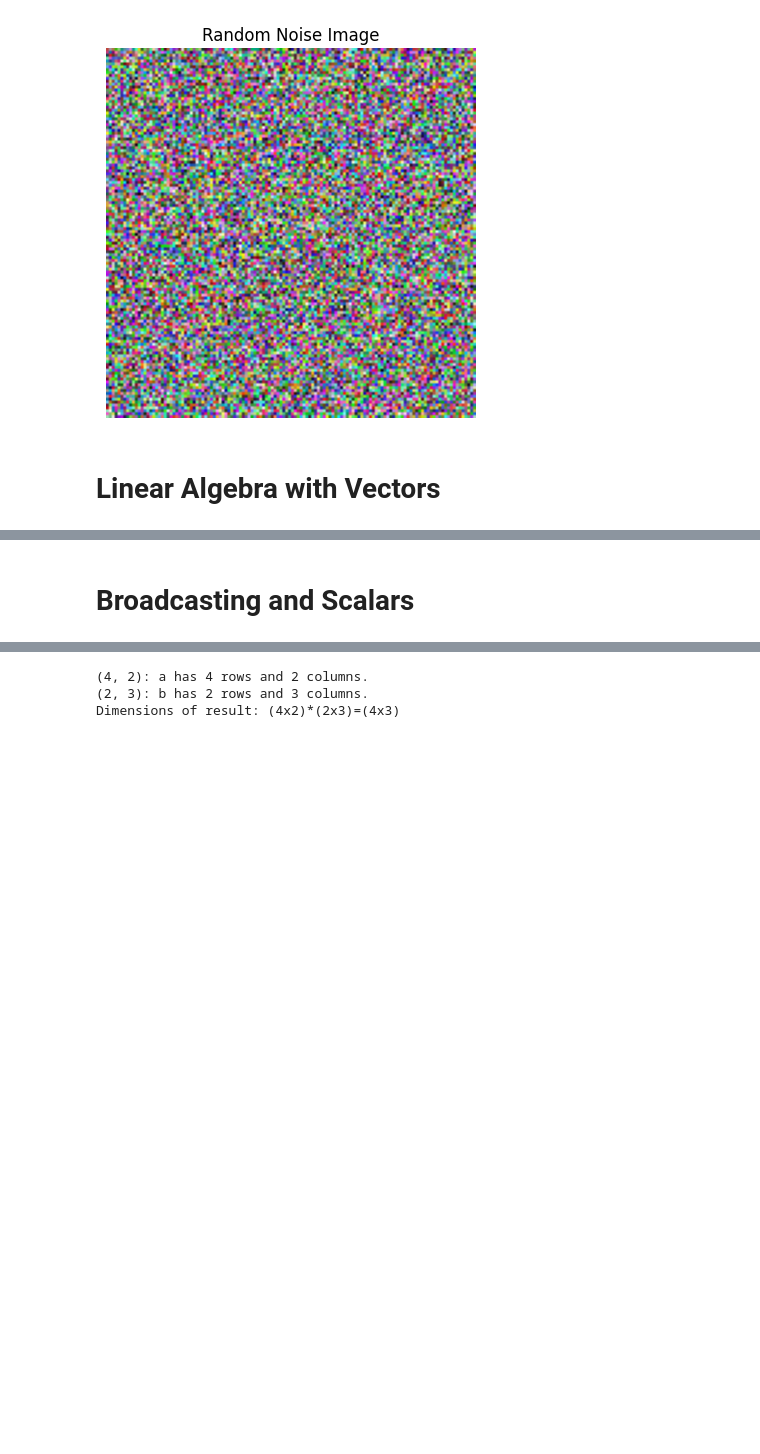
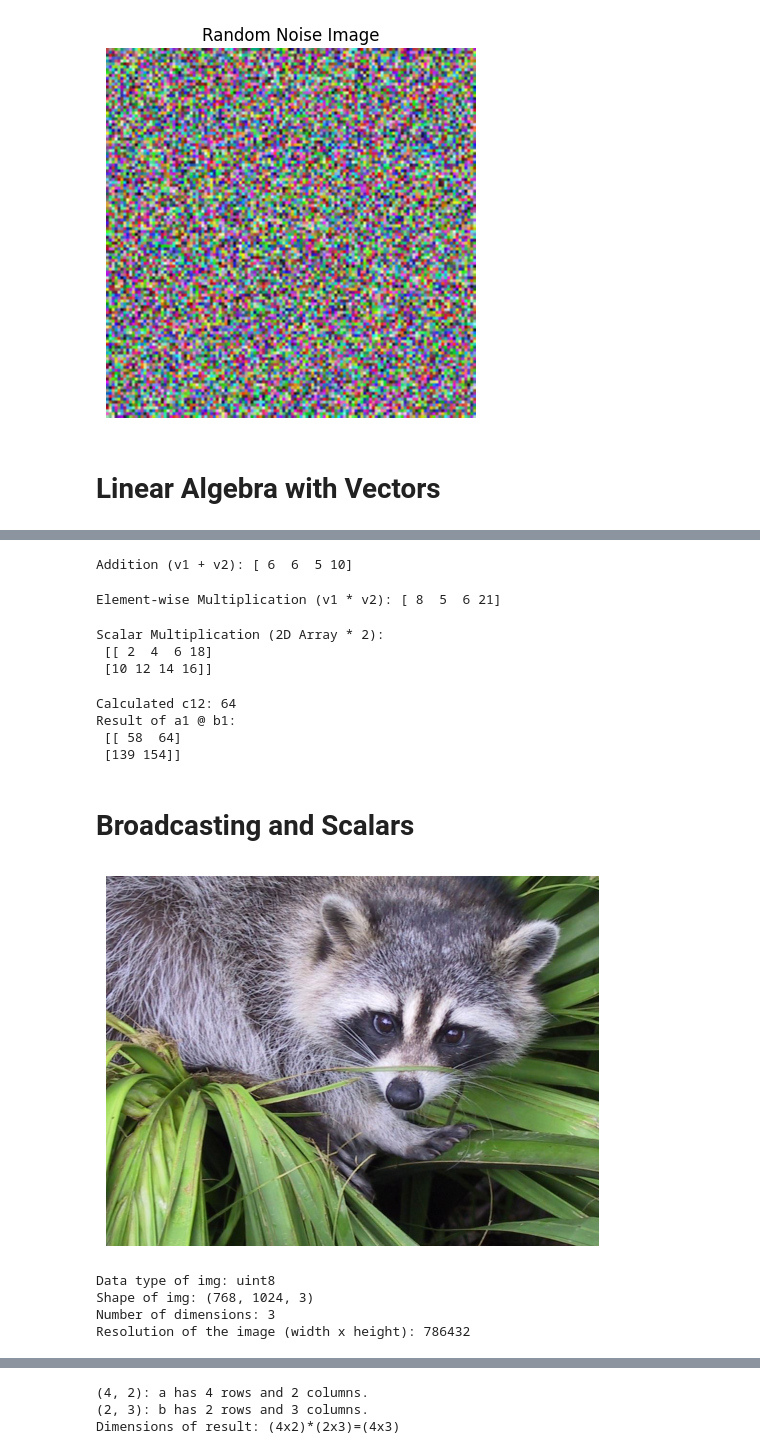
Before and after one commit to IrishEgie/data_science_py, a Jupyter notebook: data_science_6/Computation_with_NumPy_and_N_Dimensional_Arrays_(start).ipynb, the cells around one changed output, grey strips where cells are left out. Drawn from its saved outputs; the diff is of its cells as text; code cells hidden in the pictures; blank space fills up the shorter version.

Commit message:
update: playing with images using scipy

```diff
--- a/data_science_6/Computation_with_NumPy_and_N_Dimensional_Arrays_(start).ipynb
+++ b/data_science_6/Computation_with_NumPy_and_N_Dimensional_Arrays_(start).ipynb
@@ -244,2 +255,81 @@ list2 = [2, 1, 3, 3]
+# %%
+# Add the two vectors
+result_addition = v1 + v2
+print("Addition (v1 + v2):", result_addition)
+# %% [output]
+Addition (v1 + v2): [ 6  6  5 10]
+# %%
+# Multiply the two vectors
+result_multiplication = v1 * v2
+print("Element-wise Multiplication (v1 * v2):", result_multiplication)
+# %% [output]
+Element-wise Multiplication (v1 * v2): [ 8  5  6 21]
+# %%
+# Multiply the 2D array by a scalar (e.g., 2)
+result_broadcasting = array_2d * 2
+print("Scalar Multiplication (2D Array * 2):\n", result_broadcasting)
+# %% [output]
+Scalar Multiplication (2D Array * 2):
+ [[ 2  4  6 18]
+ [10 12 14 16]]
+# %%
+a1 = np.array([[1, 2, 3],
+               [4, 5, 6]])
+
+b1 = np.array([[7, 8],
+               [9, 10],
+               [11, 12]])
+
+
+# Manual calculation
+c12 = (1 * 8) + (2 * 10) + (3 * 12)
+print("Calculated c12:", c12)
+# Alternatively, you can use the @ operator
+# result = a1 @ b1
+
+# Matrix multiplication
+result = np.matmul(a1, b1)
+
+
+print("Result of a1 @ b1:\n", result)
+# %% [output]
+Calculated c12: 64
+Result of a1 @ b1:
+ [[ 58  64]
+ [139 154]]
 # %% [markdown]
 # Broadcasting and Scalars
+# %%
+import numpy as np
+import matplotlib.pyplot as plt
+from scipy import misc
+# Load the image
+img = misc.face()
+
+# Display the image
+plt.imshow(img)
+plt.axis('off')  # Turn off the axis
+plt.show()
+# %% [output]
+[figure, added]
+# %%
+# Check the data type of img
+data_type = img.dtype
+print("Data type of img:", data_type)
+
+# Check the shape of img
+shape = img.shape
+print("Shape of img:", shape)
+
+# Check the number of dimensions
+num_dimensions = img.ndim
+print("Number of dimensions:", num_dimensions)
+
+# Calculate the resolution of the image
+resolution = shape[0] * shape[1]
+print("Resolution of the image (width x height):", resolution)
+# %% [output]
+Data type of img: uint8
+Shape of img: (768, 1024, 3)
+Number of dimensions: 3
+Resolution of the image (width x height): 786432
```
Also changed, not shown: parts of 4 cells of this notebook.
